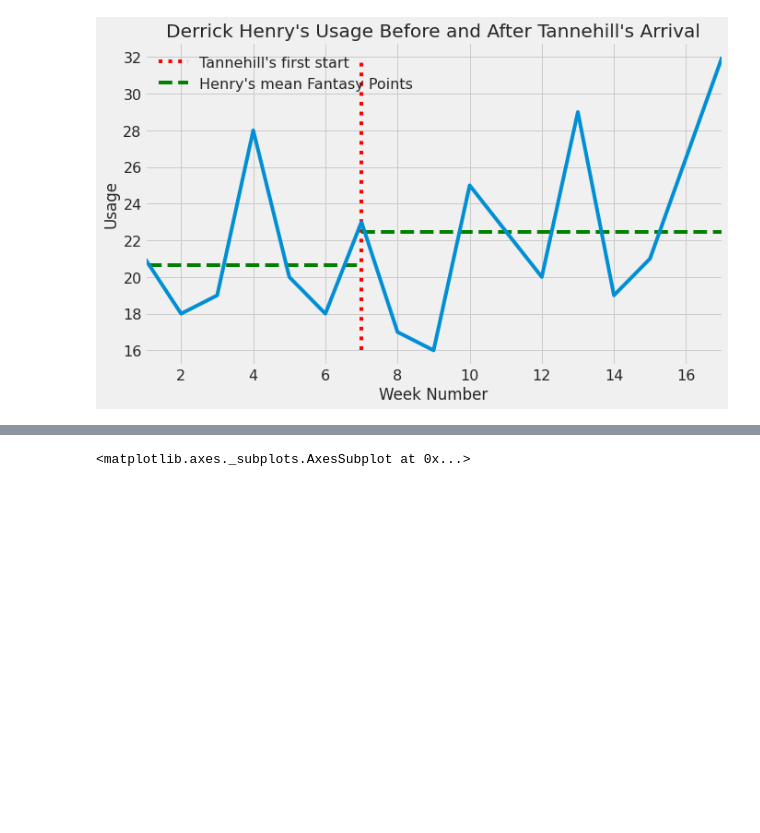
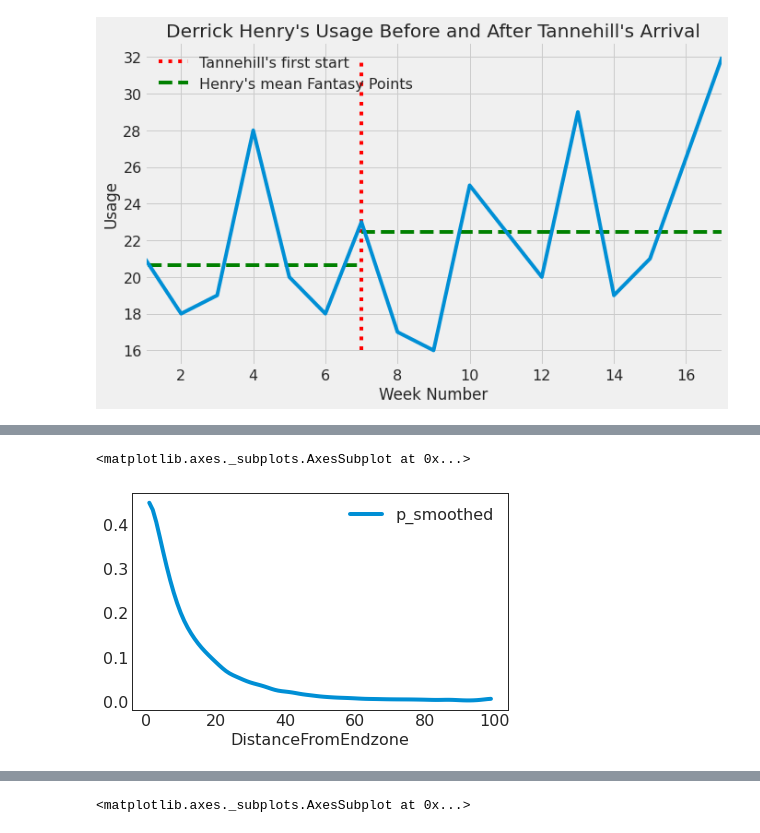
Before and after one commit to piercepatrick/Fantasy-Football-Analysis, a Jupyter notebook: Tannehilll_Analysis.ipynb, the cells around one changed output, grey strips where cells are left out. Drawn from its saved outputs; the diff is of its cells as text; code cells hidden in the pictures; blank space fills up the shorter version.

Commit message:
Added expected passing touchdowns

```diff
--- a/Tannehilll_Analysis.ipynb
+++ b/Tannehilll_Analysis.ipynb
@@ -551,0 +549,3 @@ plt.legend()
+# %%
+df = df[df['season'] != 2019]
+df.shape
@@ -551,0 +584,42 @@ plt.legend()
+# %%
+def generate_prob_based_off_ydline(output_variable, filter_variable, df=df, smoothing_sigma=2):
+
+    distance_from_100_yd_line = df['yardline_100']
+    output_column = df[output_variable]
+    filter_column = df[filter_variable]
+    two_point_attempt = df['two_point_attempt']
+
+    df_values = {
+    'DistanceFromEndzone': distance_from_100_yd_line,
+    output_variable: output_column,
+    filter_variable: filter_column,
+    'two_point_attempt': two_point_attempt
+    }
+
+    df = pd.DataFrame(df_values)
+
+    df = df[df[filter_variable] == 1]
+    #remove two point plays
+    df = df[df['two_point_attempt'] == 0]
+    df.drop([filter_variable, 'two_point_attempt'], axis=1, inplace=True)
+
+    norm_df = df.groupby('DistanceFromEndzone')[output_variable].value_counts(normalize=True)
+    norm_df = pd.DataFrame({'p': norm_df.values.flatten()}, index=norm_df.index)
+    norm_df = norm_df[norm_df.index.get_level_values(output_variable) == 1].reset_index()
+
+    #smooth out our probabilities
+    norm_df['p_smoothed'] = gaussian_filter1d(norm_df['p'], sigma=smoothing_sigma)
+
+    norm_df.drop(output_variable, axis=1, inplace=True)
+    return norm_df
+
+#define our output and filter columns so we can reference them later
+passing_columns = ['pass_touchdown', 'pass_attempt']
+rushing_columns = ['rush_touchdown', 'rush_attempt']
+# %%
+passing_df = generate_prob_based_off_ydline(*passing_columns)
+
+passing_df.plot(x='DistanceFromEndzone', y='p_smoothed')
+# %% [output]
+<matplotlib.axes._subplots.AxesSubplot at 0x...>
+[figure, added]
```
Also changed, not shown: parts of 14 cells of this notebook.
